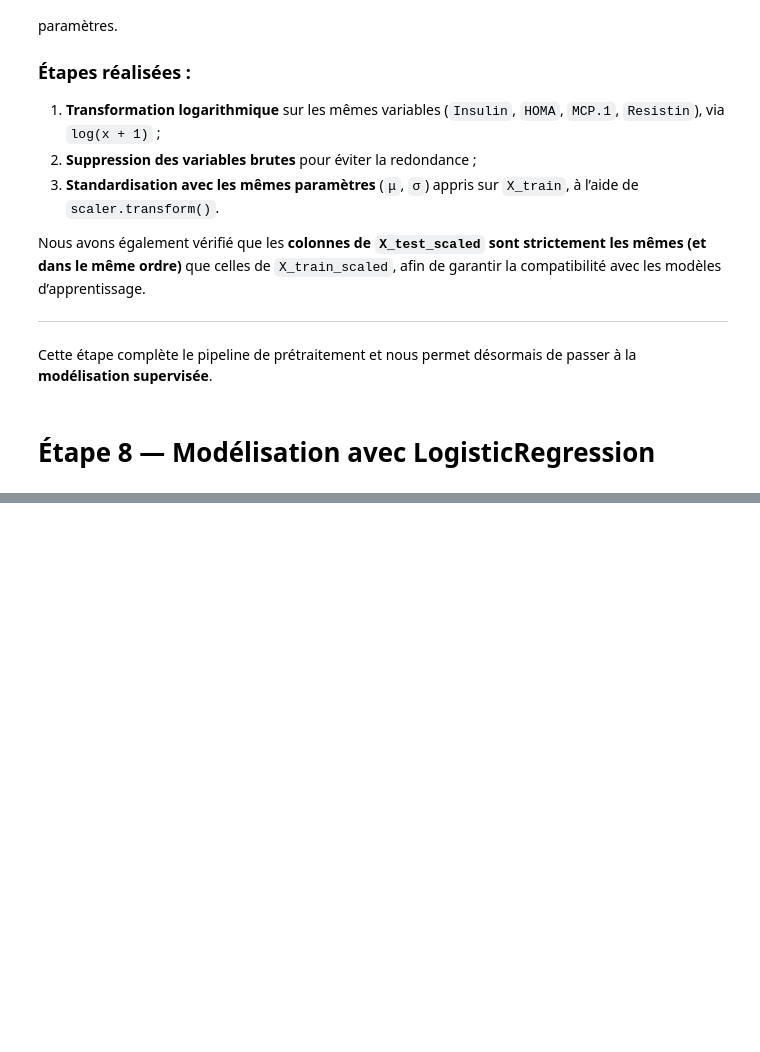
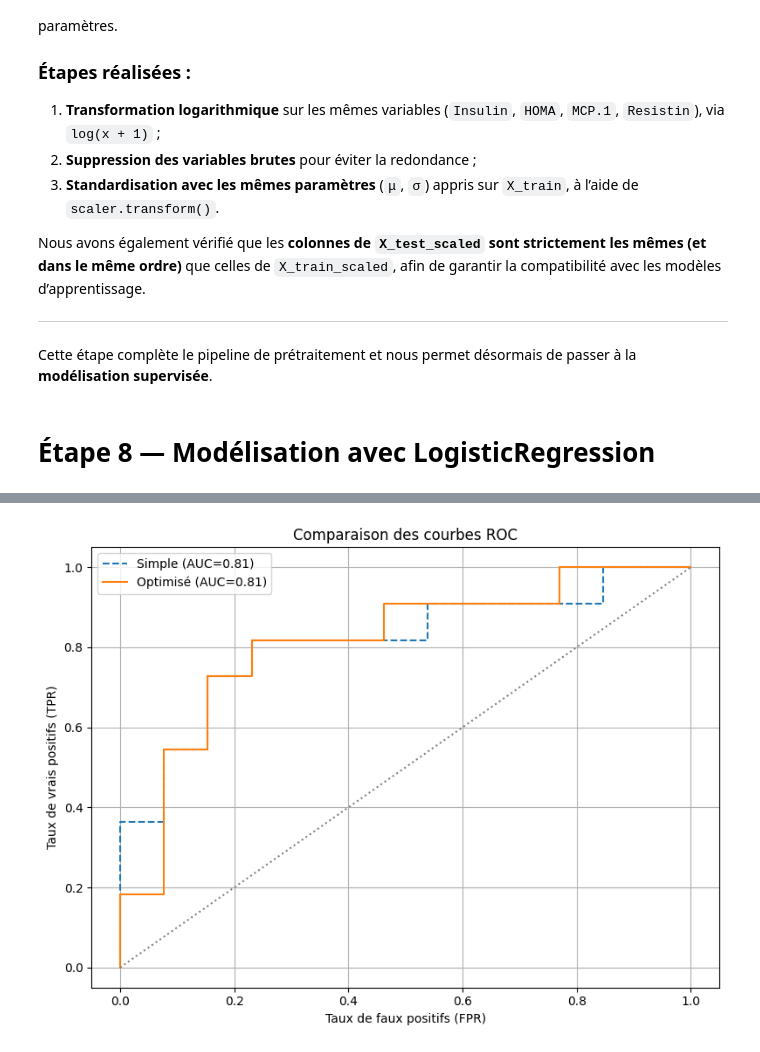
Before and after one commit to ErwanR123/breast-cancer-detection, a Jupyter notebook: logistic_regression.ipynb, the cells around one changed output, grey strips where cells are left out. Saved outputs shown, nothing was run; the diff lists cells and outputs as text; code cells hidden in the pictures; blank space fills up the shorter version.

```diff
--- a/logistic_regression.ipynb
+++ b/logistic_regression.ipynb
@@ -894,0 +820,80 @@ Modèle régularisé     0.792     0.762  0.811
+# %%
+from sklearn.metrics import (roc_auc_score)
+
+# 1. Calcul des probabilités
+y_proba_simple = logreg_simple.predict_proba(X_test_scaled)[:, 1]
+y_proba_best = best_logreg.predict_proba(X_test_scaled)[:, 1]
+
+# 2. Récapitulatif des scores
+results = pd.DataFrame({
+    'Modèle': ['LogReg simple', 'LogReg optimisé (L1, C=100)'],
+    'Accuracy': [
+        accuracy_score(y_test, y_pred_simple),
+        accuracy_score(y_test, y_pred_best)
+    ],
+    'F1-score': [
+        f1_score(y_test, y_pred_simple),
+        f1_score(y_test, y_pred_best)
+    ],
+    'AUC': [
+        roc_auc_score(y_test, y_proba_simple),
+        roc_auc_score(y_test, y_proba_best)
+    ]
+})
+print(results.round(3))
+
+# 3. Courbes ROC superposées
+fpr_simple, tpr_simple, _ = roc_curve(y_test, y_proba_simple)
+fpr_best, tpr_best, _ = roc_curve(y_test, y_proba_best)
+
+plt.figure(figsize=(8, 6))
+plt.plot(fpr_simple, tpr_simple, '--', label=f'Simple (AUC={roc_auc_score(y_test, y_proba_simple):.2f})')
+plt.plot(fpr_best, tpr_best, '-', label=f'Optimisé (AUC={roc_auc_score(y_test, y_proba_best):.2f})')
+plt.plot([0, 1], [0, 1], linestyle=':', color='grey')
+plt.title("Comparaison des courbes ROC")
+plt.xlabel("Taux de faux positifs (FPR)")
+plt.ylabel("Taux de vrais positifs (TPR)")
+plt.legend()
+plt.grid(True)
+plt.tight_layout()
+plt.show()
+
+# 4. Comparaison des coefficients
+coef_df = pd.DataFrame({
+    'Feature': X_train_scaled.columns,
+    'LogReg simple': logreg_simple.coef_[0],
+    'LogReg optimisé (L1)': best_logreg.coef_[0]
+}).set_index('Feature')
+
+plt.figure(figsize=(10, 6))
+coef_df.T.plot(kind='barh', colormap='viridis')
+plt.axvline(x=0, color='black', linestyle='--')
+plt.title("Comparaison des coefficients entre les deux modèles")
+plt.xlabel("Coefficient")
+plt.ylabel("Modèle / Feature")
+plt.grid(True)
+plt.tight_layout()
+plt.show()
+
+# 5. Distribution des probabilités prédites (classe 1)
+plt.figure(figsize=(7, 5))
+plt.hist(y_proba_simple, bins=10, alpha=0.5, label="Simple", density=True)
+plt.hist(y_proba_best, bins=10, alpha=0.5, label="Optimisé", density=True)
+plt.title("Distribution des probabilités prédites (classe positive)")
+plt.xlabel("Probabilité prédite")
+plt.ylabel("Densité")
+plt.legend()
+plt.tight_layout()
+plt.show()
+
+# 6. Analyse des erreurs par individu
+erreurs = pd.DataFrame({
+    'y_test': y_test.values,
+    'Pred_simple': y_pred_simple,
+    'Pred_optimisé': y_pred_best
+}, index=y_test.index)
+
+# Afficher uniquement les cas mal classés par au moins un des deux modèles
+diff = erreurs.query("Pred_simple != y_test or Pred_optimisé != y_test")
+display(diff)
+# %% [output]
@@ -894,0 +903 @@ Modèle régularisé     0.792     0.762  0.811
+[figure, added]
```
Also changed, not shown: parts of 28 cells of this notebook.
